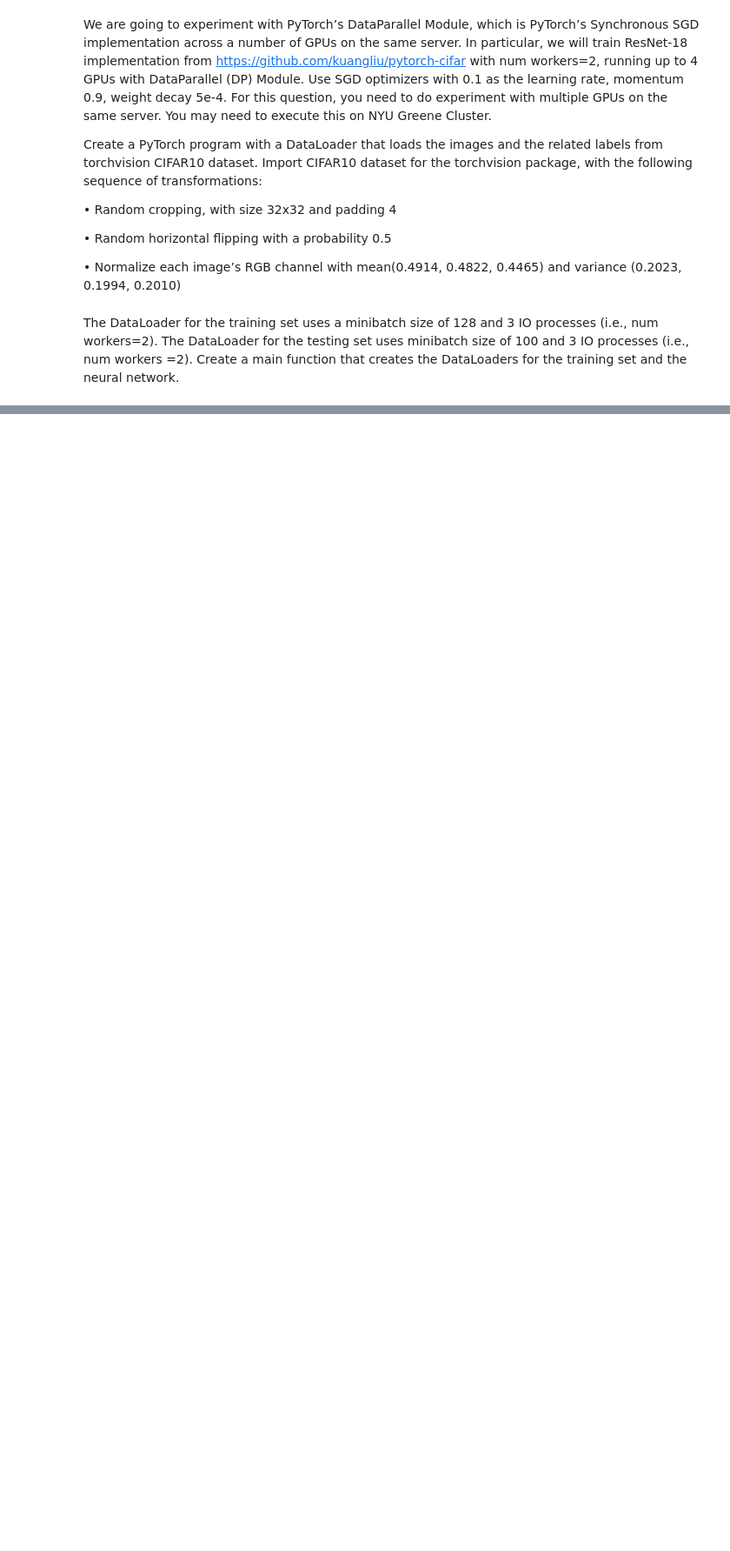
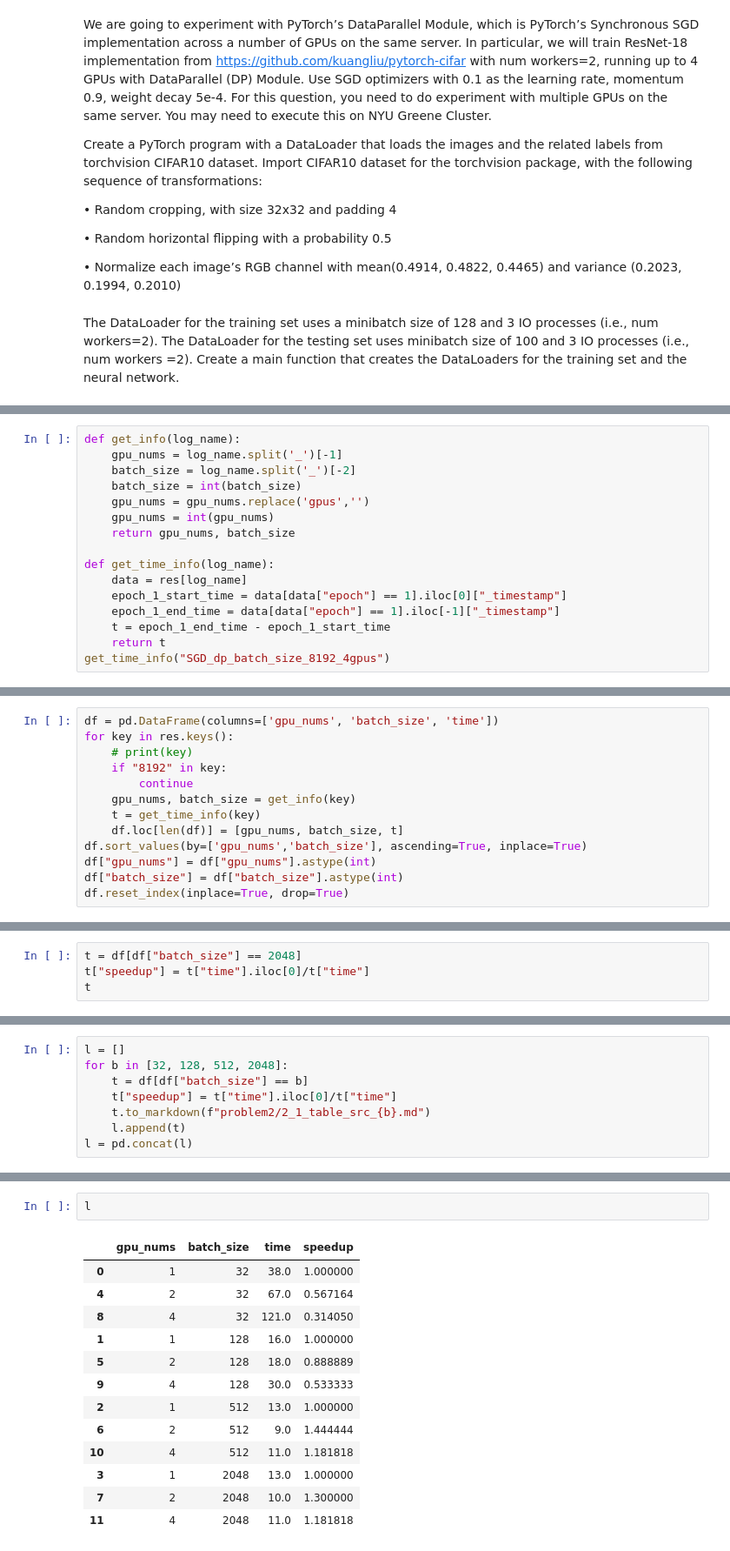
Before and after one commit to Xiang-Pan/NYU_DL_Sys, a Jupyter notebook: HW3/Problem2.ipynb, the cells around one changed output, grey strips where cells are left out. Shown: that part at 87% size. Drawn from its saved outputs; the diff is of its cells as text; blank space fills up the shorter version.

```diff
--- a/HW3/Problem2.ipynb
+++ b/HW3/Problem2.ipynb
@@ -30,0 +110,16 @@ Files already downloaded and verified
+# %%
+def get_info(log_name):
+    gpu_nums = log_name.split('_')[-1]
+    batch_size = log_name.split('_')[-2]
+    batch_size = int(batch_size)
+    gpu_nums = gpu_nums.replace('gpus','')
+    gpu_nums = int(gpu_nums)
+    return gpu_nums, batch_size
+
+def get_time_info(log_name):
+    data = res[log_name]
+    epoch_1_start_time = data[data["epoch"] == 1].iloc[0]["_timestamp"]
+    epoch_1_end_time = data[data["epoch"] == 1].iloc[-1]["_timestamp"]
+    t = epoch_1_end_time - epoch_1_start_time
+    return t
+get_time_info("SGD_dp_batch_size_8192_4gpus")
@@ -30,0 +130,13 @@ Files already downloaded and verified
+# %%
+df = pd.DataFrame(columns=['gpu_nums', 'batch_size', 'time'])
+for key in res.keys():
+    # print(key)
+    if "8192" in key:
+        continue
+    gpu_nums, batch_size = get_info(key)
+    t = get_time_info(key)
+    df.loc[len(df)] = [gpu_nums, batch_size, t]
+df.sort_values(by=['gpu_nums','batch_size'], ascending=True, inplace=True)
+df["gpu_nums"] = df["gpu_nums"].astype(int)
+df["batch_size"] = df["batch_size"].astype(int)
+df.reset_index(inplace=True, drop=True)
@@ -30,0 +203,4 @@ Files already downloaded and verified
+# %%
+t = df[df["batch_size"] == 2048]
+t["speedup"] = t["time"].iloc[0]/t["time"]
+t
@@ -30,0 +217,8 @@ Files already downloaded and verified
+# %%
+l = []
+for b in [32, 128, 512, 2048]:
+    t = df[df["batch_size"] == b]
+    t["speedup"] = t["time"].iloc[0]/t["time"]
+    t.to_markdown(f"problem2/2_1_table_src_{b}.md")
+    l.append(t)
+l = pd.concat(l)
@@ -30,0 +231,16 @@ Files already downloaded and verified
+# %%
+l
+# %% [output]
+|  | gpu_nums | batch_size | time | speedup |
+| 0 | 1 | 32 | 38.0 | 1.000000 |
+| 4 | 2 | 32 | 67.0 | 0.567164 |
+| 8 | 4 | 32 | 121.0 | 0.314050 |
+| 1 | 1 | 128 | 16.0 | 1.000000 |
+| 5 | 2 | 128 | 18.0 | 0.888889 |
+| 9 | 4 | 128 | 30.0 | 0.533333 |
+| 2 | 1 | 512 | 13.0 | 1.000000 |
+| 6 | 2 | 512 | 9.0 | 1.444444 |
+| 10 | 4 | 512 | 11.0 | 1.181818 |
+| 3 | 1 | 2048 | 13.0 | 1.000000 |
+| 7 | 2 | 2048 | 10.0 | 1.300000 |
+| 11 | 4 | 2048 | 11.0 | 1.181818 |
```
Also changed, not shown: parts of 47 cells of this notebook, 47 other files.
